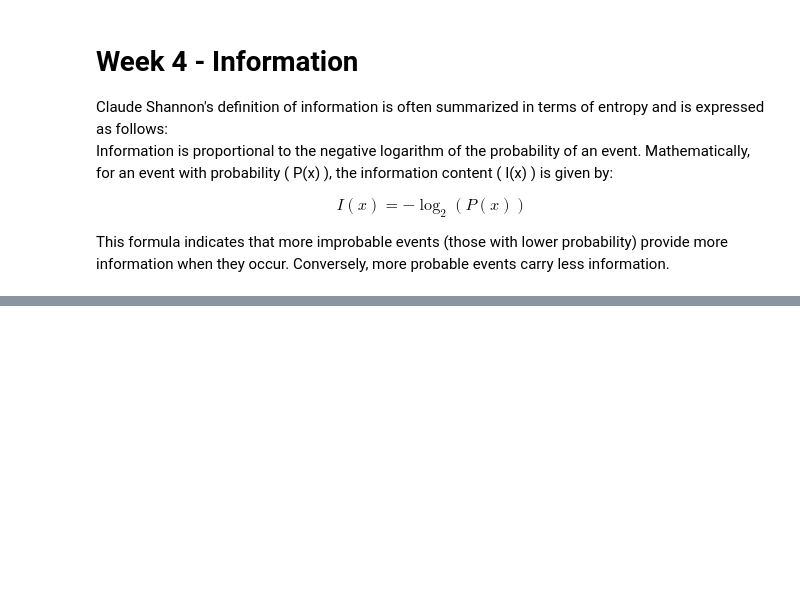
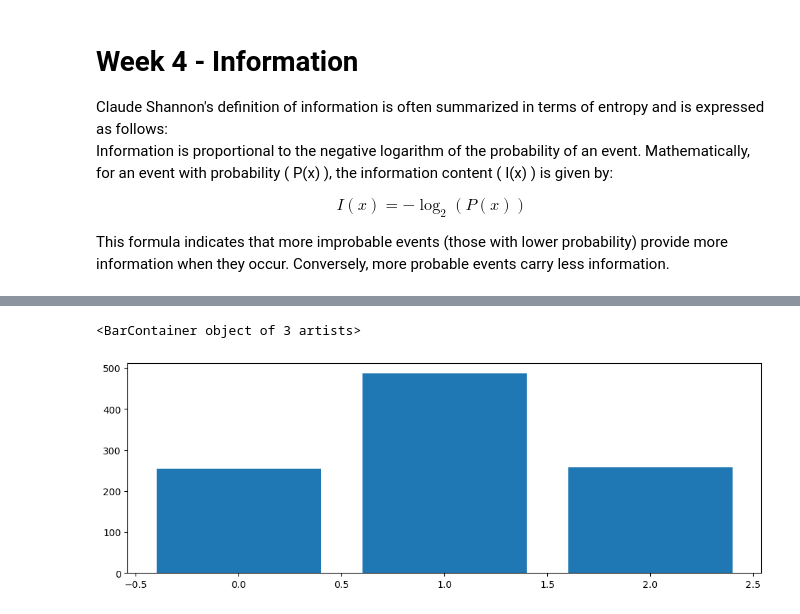
Before and after one commit to noyo0/Fundamentals_DataAnalysis, a Jupyter notebook: myNoteBook.ipynb, the cells around one changed output, grey strips where cells are left out. Saved outputs shown, nothing was run; the diff lists cells and outputs as text; code cells hidden in the pictures; blank space fills up the shorter version.

```diff
--- a/myNoteBook.ipynb
+++ b/myNoteBook.ipynb
@@ -437,0 +464,21 @@ This formula indicates that more improbable events (those with lower probability
+# %%
+# multiple trials (2 coins)
+import numpy as np
+import matplotlib.pyplot as plt
+
+#2 coins, 50% chance
+n, p = 2, 0.5   # n= number of trials/experiments/coins(1),
+                # p= probability of each trial (50%)
+rand_coins = np.random.binomial(n, p, 1000)
+# coinflipping x100
+# create bar plot
+fig, ax = plt.subplots(figsize=(12,4))
+#count unique values in the array:
+x, counts = np.unique(rand_coins, return_counts=True)
+#Create bar chart
+ax.bar(x, counts)
+#the result is a higher peak in the middle becasue the chances adding up
+#the 2 coins can be head or tail -> HH, HT, TH, TT HT and TH is the same result therefiore the probability is double
+# %% [output]
+<BarContainer object of 3 artists>
+[figure, added]
```
Also changed, not shown: parts of 27 cells of this notebook.
